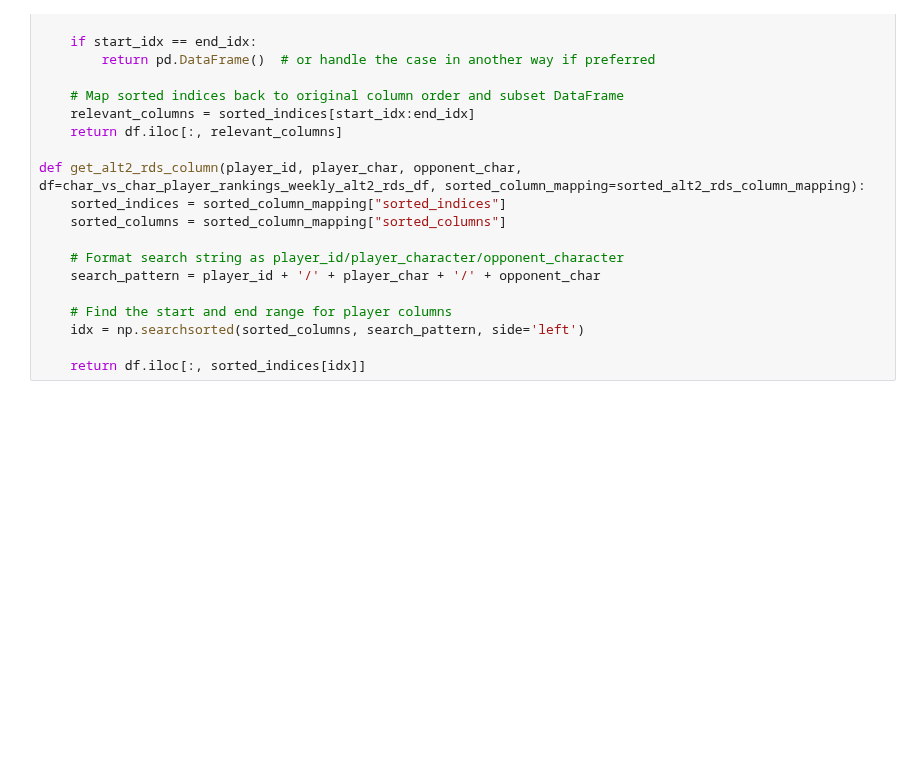
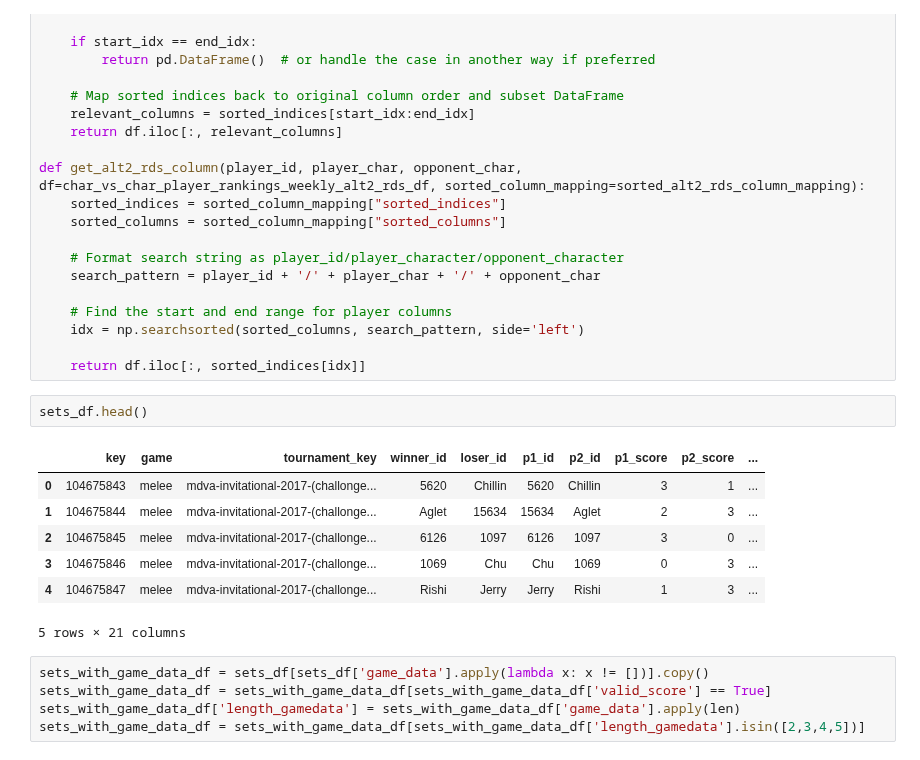
Before and after one commit to jjaw89/fall-2024-smash-melee-top-8-prediction, a Jupyter notebook: data_exploration/jaspar_rating_exploration.ipynb, the cells around one changed output. Drawn from its saved outputs; the diff is of its cells as text; blank space fills up the shorter version.

```diff
--- a/data_exploration/jaspar_rating_exploration.ipynb
+++ b/data_exploration/jaspar_rating_exploration.ipynb
@@ -362,3 +320,18 @@ def get_alt2_rds_column(player_id, player_char, opponent_char, df=char_vs_char_p
     idx = np.searchsorted(sorted_columns, search_pattern, side='left')
 
     return df.iloc[:, sorted_indices[idx]]
+# %%
+sets_df.head()
+# %% [output]
+|  | key | game | tournament_key | winner_id | loser_id | p1_id | p2_id | p1_score | p2_score | ... |
+| 0 | 104675843 | melee | mdva-invitational-2017-(challonge... | 5620 | Chillin | 5620 | Chillin | 3 | 1 | ... |
+| 1 | 104675844 | melee | mdva-invitational-2017-(challonge... | Aglet | 15634 | 15634 | Aglet | 2 | 3 | ... |
+| 2 | 104675845 | melee | mdva-invitational-2017-(challonge... | 6126 | 1097 | 6126 | 1097 | 3 | 0 | ... |
+| 3 | 104675846 | melee | mdva-invitational-2017-(challonge... | 1069 | Chu | Chu | 1069 | 0 | 3 | ... |
+| 4 | 104675847 | melee | mdva-invitational-2017-(challonge... | Rishi | Jerry | Jerry | Rishi | 1 | 3 | ... |
+5 rows × 21 columns
+# %%
+sets_with_game_data_df = sets_df[sets_df['game_data'].apply(lambda x: x != [])].copy()
+sets_with_game_data_df = sets_with_game_data_df[sets_with_game_data_df['valid_score'] == True]
+sets_with_game_data_df['length_gamedata'] = sets_with_game_data_df['game_data'].apply(len)
+sets_with_game_data_df = sets_with_game_data_df[sets_with_game_data_df['length_gamedata'].isin([2,3,4,5])]
```
Also changed, not shown: parts of 22 cells of this notebook.
